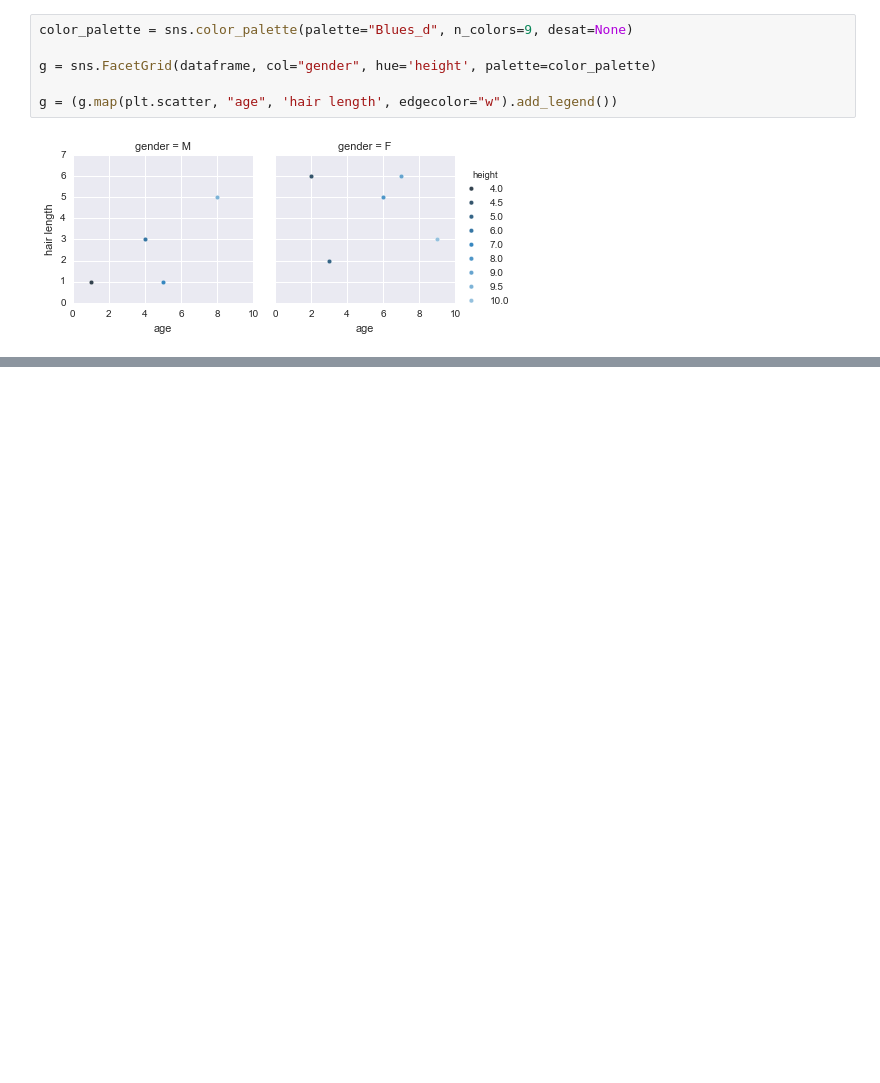
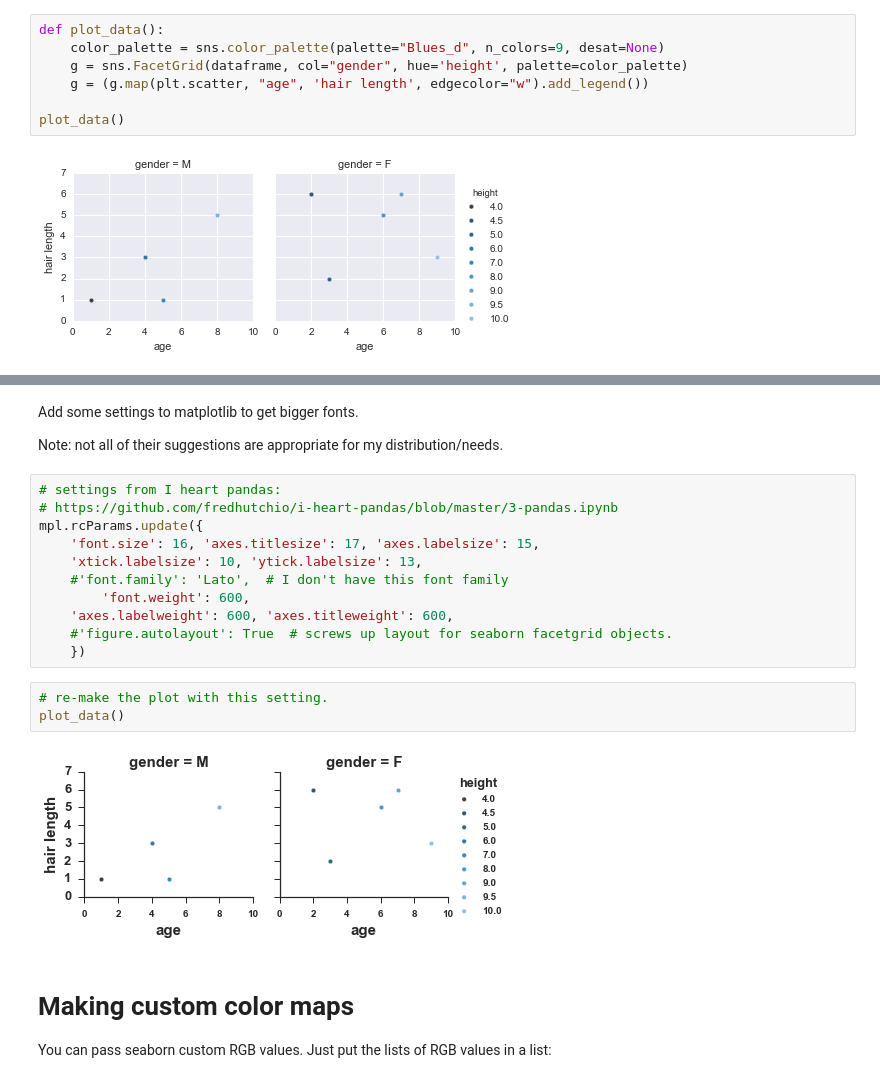
Before and after one commit to JanetMatsen/plotting_python, a Jupyter notebook: plot_demo.ipynb, the cells around one changed output, grey strips where cells are left out. Drawn from its saved outputs; the diff is of its cells as text; blank space fills up the shorter version.

Commit message:
added i heart pandas, color pallete viewing/editing

```diff
--- a/plot_demo.ipynb
+++ b/plot_demo.ipynb
@@ -41,8 +59,9 @@ dataframe
 # %%
-color_palette = sns.color_palette(palette="Blues_d", n_colors=9, desat=None)
+def plot_data():
+    color_palette = sns.color_palette(palette="Blues_d", n_colors=9, desat=None)
+    g = sns.FacetGrid(dataframe, col="gender", hue='height', palette=color_palette)
+    g = (g.map(plt.scatter, "age", 'hair length', edgecolor="w").add_legend())
 
-g = sns.FacetGrid(dataframe, col="gender", hue='height', palette=color_palette)
-
-g = (g.map(plt.scatter, "age", 'hair length', edgecolor="w").add_legend())
+plot_data()
 # %% [output]
 [figure]
@@ -58,0 +76,24 @@ g = (g.map(plt.scatter, "age", 'hair length', edgecolor="w").add_legend())
+# %% [markdown]
+Add some settings to matplotlib to get bigger fonts.
+
+Note: not all of their suggestions are appropriate for my distribution/needs.
+# %%
+# settings from I heart pandas:
+# https://github.com/fredhutchio/i-heart-pandas/blob/master/3-pandas.ipynb
+mpl.rcParams.update({
+    'font.size': 16, 'axes.titlesize': 17, 'axes.labelsize': 15,
+    'xtick.labelsize': 10, 'ytick.labelsize': 13,
+    #'font.family': 'Lato',  # I don't have this font family
+        'font.weight': 600,
+    'axes.labelweight': 600, 'axes.titleweight': 600,
+    #'figure.autolayout': True  # screws up layout for seaborn facetgrid objects.
+    })
+# %%
+# re-make the plot with this setting.
+plot_data()
+# %% [output]
+[figure, added]
+# %% [markdown]
+# Making custom color maps
+
+You can pass seaborn custom RGB values.  Just put the lists of RGB values in a list:
```
Also changed, not shown: parts of 10 cells of this notebook.
